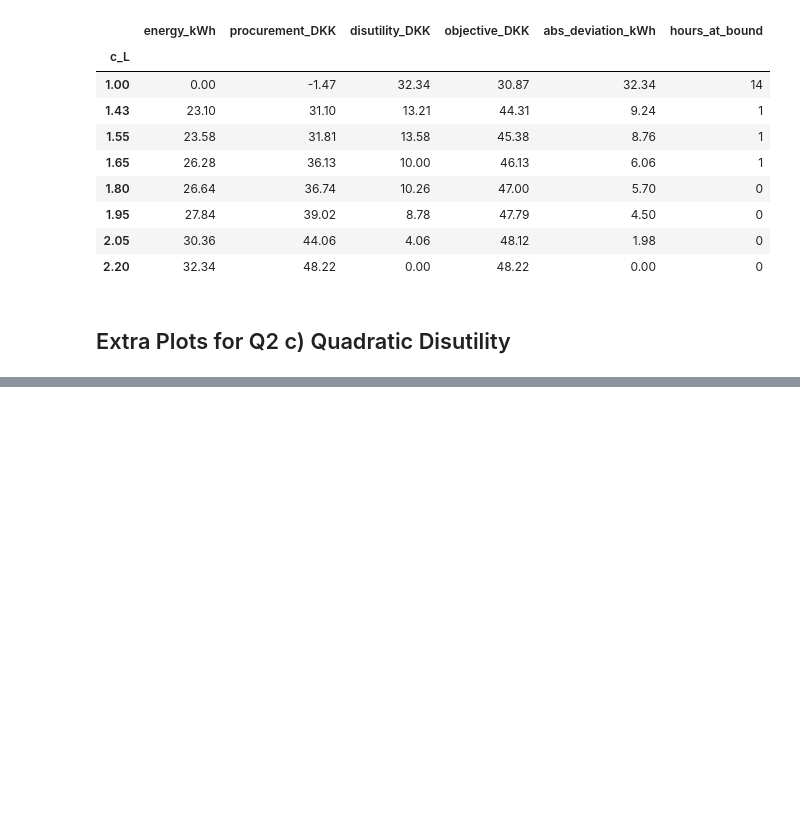
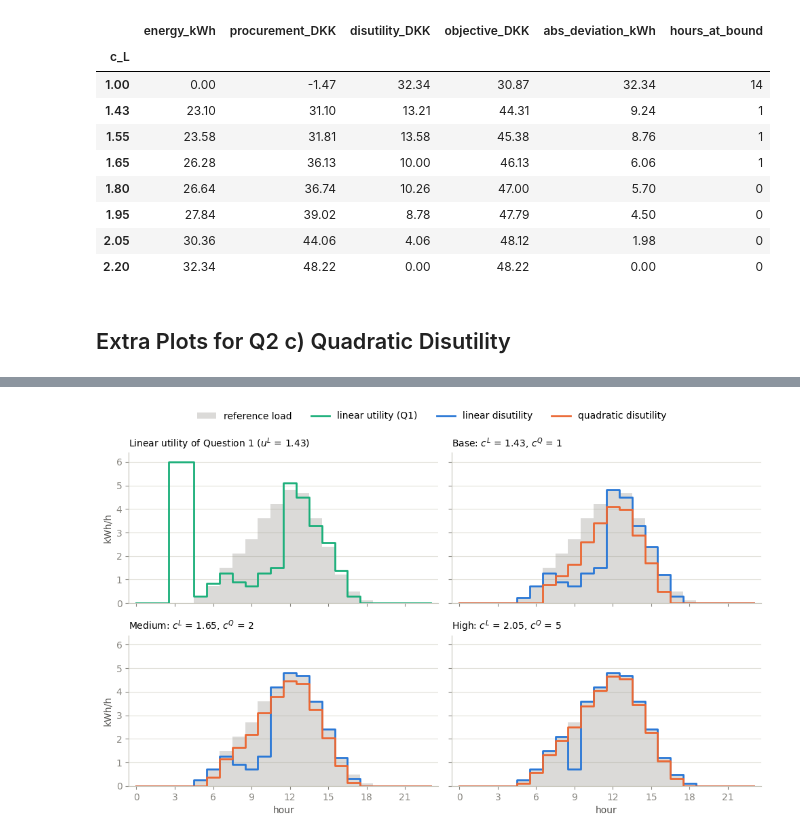
Before and after one commit to frlentz/assigment1_group1, a Jupyter notebook: src/explore.ipynb, the cells around one changed output, grey strips where cells are left out. Cells and saved outputs as stored; diff of their text form; code cells hidden in the pictures; blank space fills up the shorter version.

```diff
--- a/src/explore.ipynb
+++ b/src/explore.ipynb
@@ -264,0 +547,24 @@ table.round(2)
+# %%
+hours = np.arange(len(reference))
+panels = [(f"Linear utility of Question 1 ($u^L$ = {data_q1.consumption_utility})",
+           [(res_q1.hourly["load"].to_numpy(), AQUA, "linear utility (Q1)")])]
+panels += [(title, [(lin, BLUE, "linear disutility"), (quad, ORANGE, "quadratic disutility")])
+           for title, (lin, quad) in pair_loads.items()]
+
+fig, axes = plt.subplots(2, 2, figsize=(10, 6.2), sharex=True, sharey=True)
+handles = {}
+for ax, (title, series) in zip(axes.flat, panels):
+    handles["reference load"] = ax.fill_between(hours, reference, step="mid", color=GREY, alpha=0.3, lw=0)
+    for load, color, label in series:
+        handles[label], = ax.step(hours, load, where="mid", color=color)
+    ax.set_title(title, loc="left", fontsize=10)
+    ax.set(xticks=hours[::3], xlim=(-0.6, 23.6), ylim=(0, 6.4))
+for ax in axes[:, 0]:
+    ax.set_ylabel("kWh/h")
+for ax in axes[-1, :]:
+    ax.set_xlabel("hour")
+fig.legend(handles.values(), handles.keys(), ncol=4, loc="upper center")
+fig.tight_layout(rect=(0, 0, 1, 0.95))
+#fig.savefig(OUT_D / "q2d_profiles.png", dpi=150)
+# %% [output]
+[figure, added]
```
Also changed, not shown: parts of 10 cells of this notebook, 2 other files.
